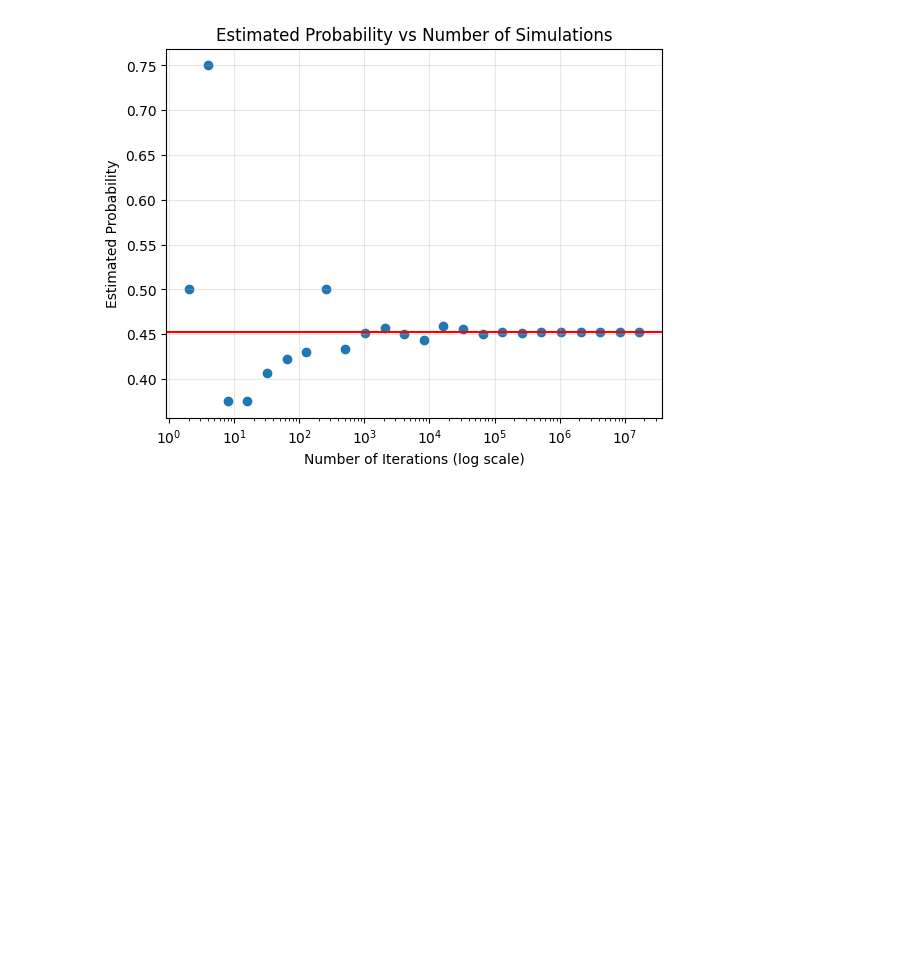
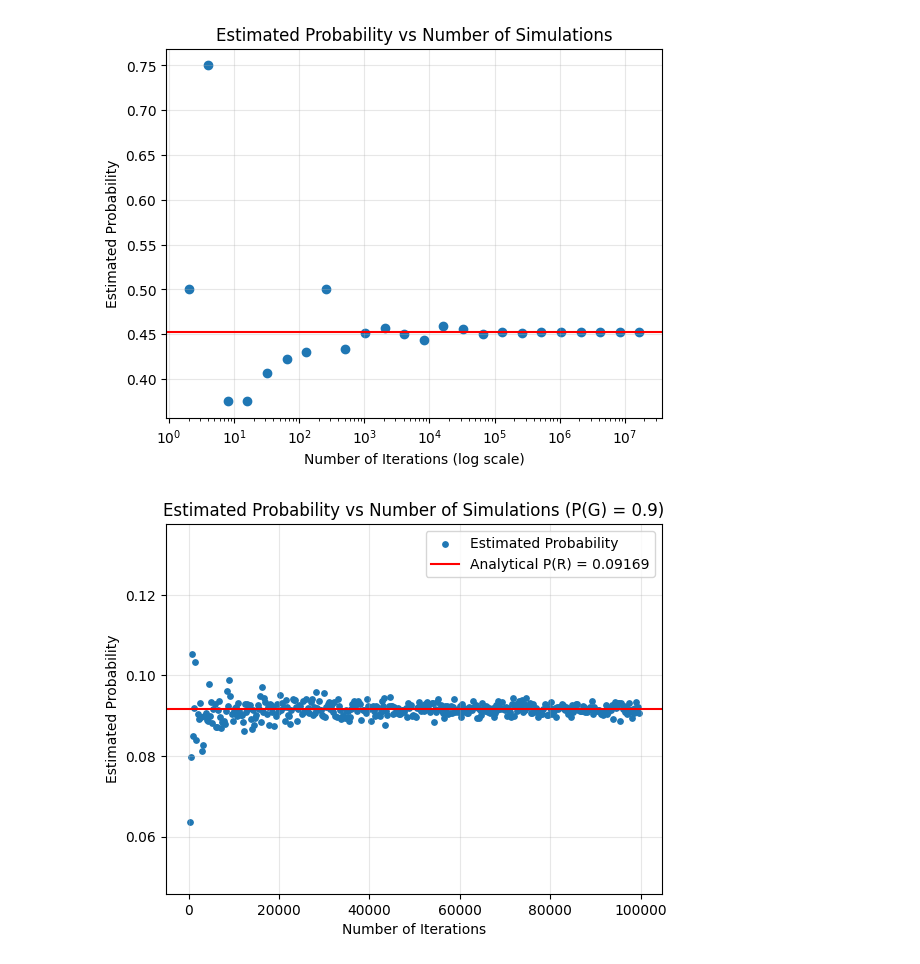
Before and after one commit to Kymapo/OR760, a Jupyter notebook: OR760 HW1.ipynb, the cells around one changed output. Saved outputs shown, nothing was run; the diff lists cells and outputs as text; code cells hidden in the pictures; blank space fills up the shorter version.

Commit message:
Fix Plots

```diff
--- a/OR760 HW1.ipynb
+++ b/OR760 HW1.ipynb
@@ -91,7 +91,7 @@ def two_stage_screen(init_good_prob):
 
 
 
-sims = [2**i for i in range(1, 25)]
+sims = [10*i for i in range(1, 10**7)]
 probabilities = []
 for i in range(len(sims)):
     fail_count = 0
@@ -102,10 +102,10 @@ for i in range(len(sims)):
             #print(f"Item: {item}, Failed screening: {fail}")
 
     probabilities.append(fail_count / sims[i])
-    print(f"P(R) = {fail_count / sims[i]}")
+    #print(f"P(R) = {fail_count / sims[i]}")
 
 # Plotting estimated probabilities vs number of iterations
-plt.figure(1)
+plt.figure()
 plt.scatter(sims, probabilities)
 plt.axhline(y=0.09169, color='r', label='Analytical P(R)') # 0.09169 is analytical value for P(R) with P(G)=0.9 from part 1
 plt.xscale('log')
@@ -134,7 +134,7 @@ P(R) = 0.0916968584060669
 P(R) = 0.09184885025024414
 [figure]
 # %%
-sims = [2**i for i in range(1, 25)]
+sims = [10*i for i in range(1, 10**7)]
 probabilities = []
 for i in range(len(sims)):
     fail_count = 0
@@ -145,10 +145,10 @@ for i in range(len(sims)):
             #print(f"Item: {item}, Failed screening: {fail}")
 
     probabilities.append(fail_count / sims[i])
-    print(f"P(R) = {fail_count / sims[i]}")
+    #print(f"P(R) = {fail_count / sims[i]}")
 
 # Plotting estimated probabilities vs number of iterations
-plt.figure(1)
+plt.figure()
 plt.scatter(sims, probabilities)
 plt.axhline(y=0.45205, color='r', label='Analytical P(R)') # Calculated analytically 0.08 * 0.02 * 0.5 + 0.95 * 0.95 * 0.5
 plt.xscale('log')
@@ -176,3 +176,36 @@ P(R) = 0.4520692825317383
 P(R) = 0.4520838260650635
 P(R) = 0.45213931798934937
 [figure]
+# %%
+# Define analytical probabilities for P(G) = 0.9
+analytical_prob_09 = 0.09169
+
+# P(G) = 0.9
+sims = [i for i in range(1, 10**5, 250)]
+probabilities_09 = []
+relative_errors_09 = []
+
+for i in range(len(sims)):
+    fail_count = 0
+    for sim in range(sims[i]):
+        item, fail = two_stage_screen(0.9)  # Change initial P(G) here
+        if fail:
+            fail_count += 1
+
+    estimated_prob = fail_count / sims[i]
+    probabilities_09.append(estimated_prob)
+    relative_errors_09.append(abs(estimated_prob - analytical_prob_09) / analytical_prob_09)
+
+# Plotting estimated probabilities vs number of iterations for P(G) = 0.9
+plt.figure()
+plt.scatter(sims, probabilities_09, s=15, label='Estimated Probability')
+plt.axhline(y=analytical_prob_09, color='r', label='Analytical P(R) = 0.09169')
+plt.ylim(analytical_prob_09 / 2, analytical_prob_09 * 1.5)  # Set consistent y-axis scale
+plt.xlabel('Number of Iterations')
+plt.ylabel('Estimated Probability')
+plt.title('Estimated Probability vs Number of Simulations (P(G) = 0.9)')
+plt.grid(True, alpha=0.3)
+plt.legend()
+plt.show()
+# %% [output]
+[figure, added]
```
Also changed, not shown: parts of 2 cells of this notebook.
